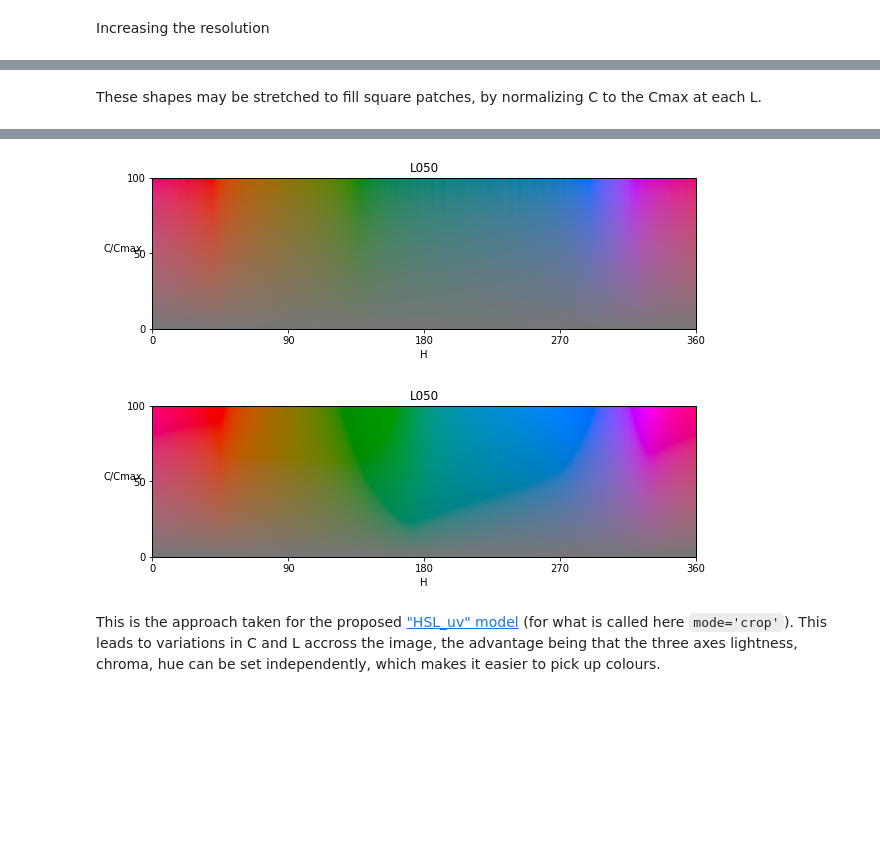
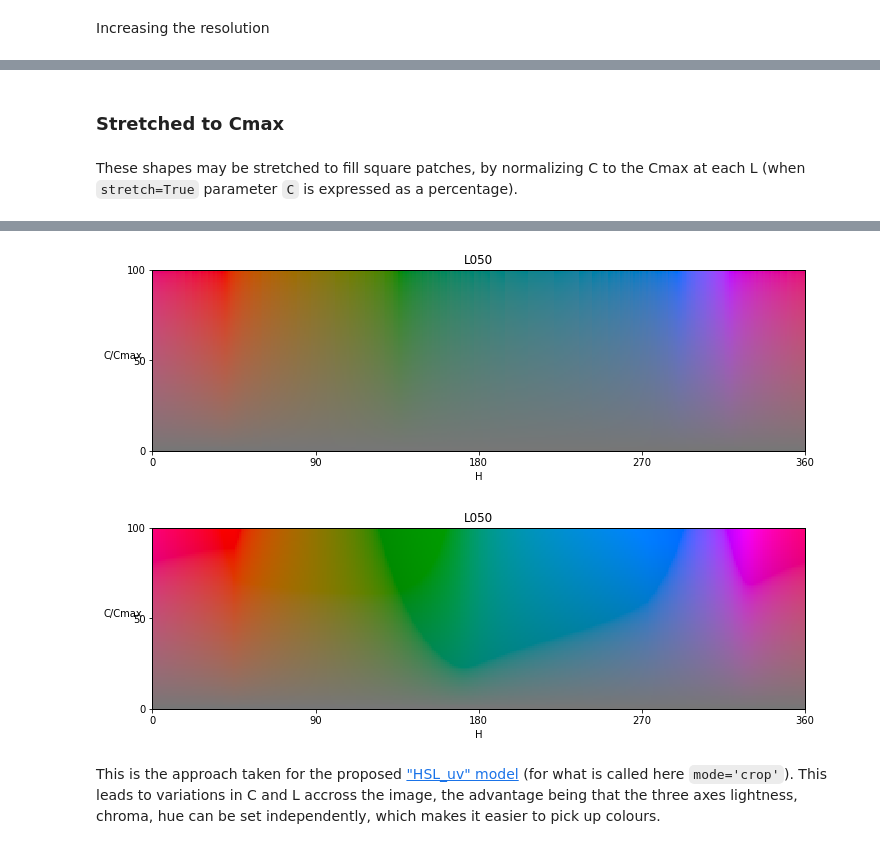
Before and after one commit to gillesferrand/colourspace, a Jupyter notebook: 4. slices.ipynb, the cells around one changed output, grey strips where cells are left out. Drawn from its saved outputs; the diff is of its cells as text; code cells hidden in the pictures; blank space fills up the shorter version.

Commit message:
fixed stretched slices
when stretch=True, C is expressed as a percentage of Cmax

````diff
--- a/4. slices.ipynb
+++ b/4. slices.ipynb
@@ -174,10 +173,12 @@ Wall time: 1min 54s
 [figure]
 [figure]
+# %% [markdown]
+### Stretched to Cmax
 # %% [markdown]
-These shapes may be stretched to fill square patches, by normalizing C to the Cmax at each L.
+These shapes may be stretched to fill square patches, by normalizing C to the Cmax at each L (when ```stretch=True``` parameter ```C``` is expressed as a percentage).
 # %%
-figsize = (10,10*1/3.6)
-%time arr = slices.CH_plane(L=50,C=[0,200],H=[0,360],res=1,stretch=True,modes=['crop','clip'],axes=['on'],figsize=figsize,dir=plot_dir)
+figsize = (12,12*1/3.6)
+%time arr = slices.CH_plane(L=50,C=[0,100],stretch=True,H=[0,360],res=1,modes=['crop','clip'],axes=['on'],figsize=figsize,dir=plot_dir)
 # %% [output]
 L =  50.00, C =  97.54, H = 360.00
 writing ./slices/CHplane_stretch_crop_axon_L050.png
@@ -187,5 +188,5 @@ Wall time: 3min 33s
-[figure, old version]
+[figure, new version]
-[figure, old version]
+[figure, new version]
 # %% [markdown]
 This is the approach taken for the proposed ["HSL_uv" model](http://www.hsluv.org/comparison/) (for what is called here ```mode='crop'```). This leads to variations in C and L accross the image, the advantage being that the three axes lightness, chroma, hue can be set independently, which makes it easier to pick up colours.
 # %% [markdown]
````
Also changed, not shown: parts of 19 cells of this notebook, 1 other file.
